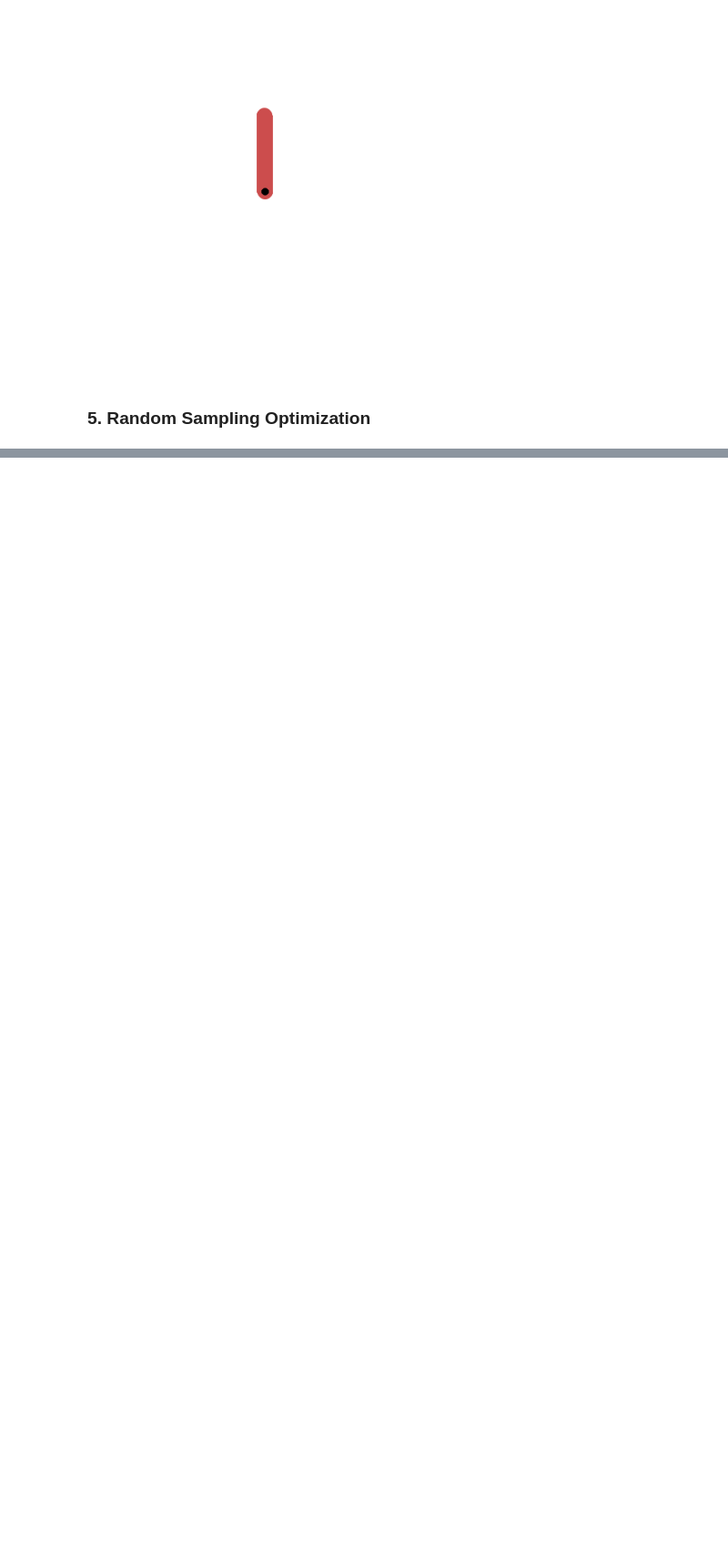
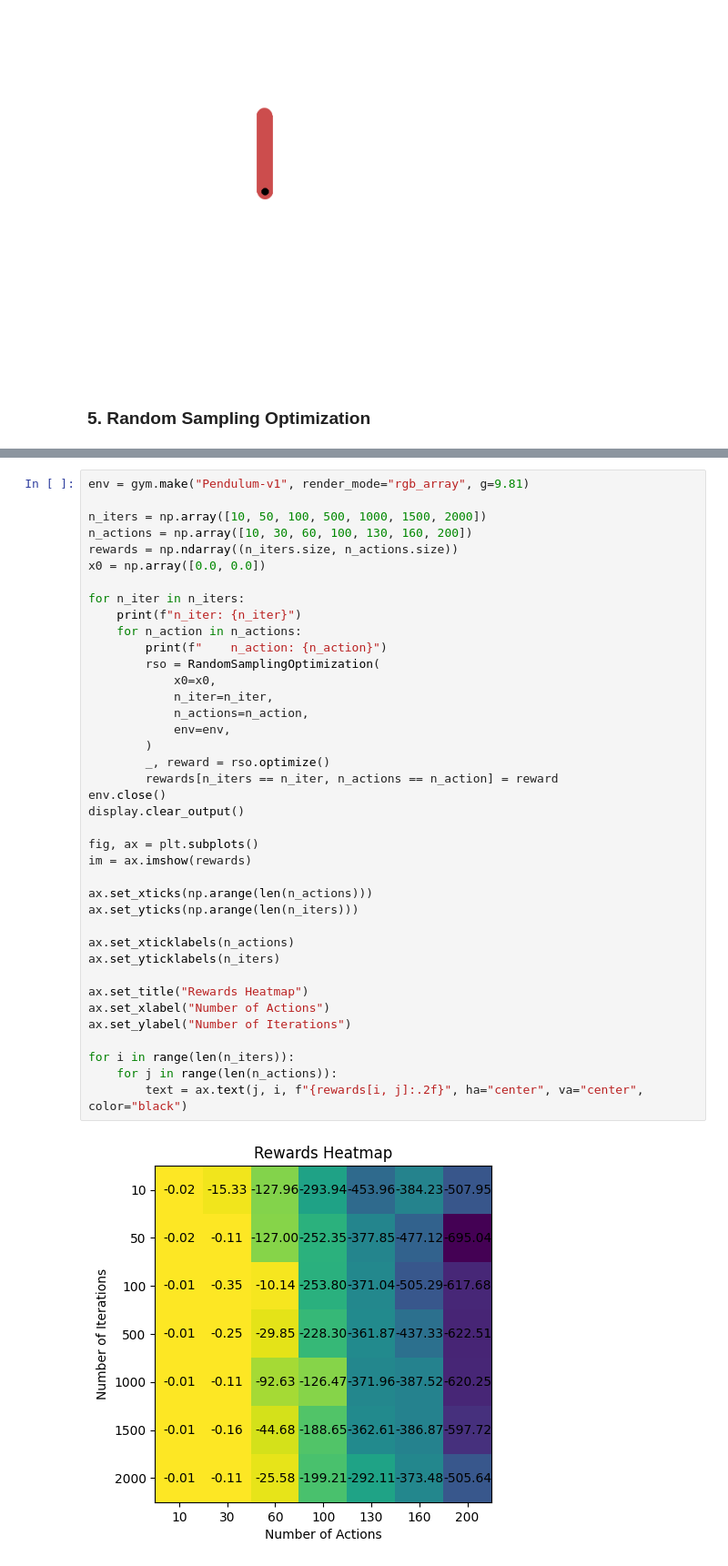
Before and after one commit to KozAAAAA/model_predictive_path_integral_control, a Jupyter notebook: main.ipynb, the cells around one changed output, grey strips where cells are left out. Shown at 91% size. Cells and saved outputs as stored; diff of their text form; blank space fills up the shorter version.

```diff
--- a/main.ipynb
+++ b/main.ipynb
@@ -190,0 +121,41 @@ env.close()
+# %%
+env = gym.make("Pendulum-v1", render_mode="rgb_array", g=9.81)
+
+n_iters = np.array([10, 50, 100, 500, 1000, 1500, 2000])
+n_actions = np.array([10, 30, 60, 100, 130, 160, 200])
+rewards = np.ndarray((n_iters.size, n_actions.size))
+x0 = np.array([0.0, 0.0])
+
+for n_iter in n_iters:
+    print(f"n_iter: {n_iter}")
+    for n_action in n_actions:
+        print(f"    n_action: {n_action}")
+        rso = RandomSamplingOptimization(
+            x0=x0,
+            n_iter=n_iter,
+            n_actions=n_action,
+            env=env,
+        )
+        _, reward = rso.optimize()
+        rewards[n_iters == n_iter, n_actions == n_action] = reward
+env.close()
+display.clear_output()
+
+fig, ax = plt.subplots()
+im = ax.imshow(rewards)
+
+ax.set_xticks(np.arange(len(n_actions)))
+ax.set_yticks(np.arange(len(n_iters)))
+
+ax.set_xticklabels(n_actions)
+ax.set_yticklabels(n_iters)
+
+ax.set_title("Rewards Heatmap")
+ax.set_xlabel("Number of Actions")
+ax.set_ylabel("Number of Iterations")
+
+for i in range(len(n_iters)):
+    for j in range(len(n_actions)):
+        text = ax.text(j, i, f"{rewards[i, j]:.2f}", ha="center", va="center", color="black")
+# %% [output]
+[figure, added]
```
Also changed, not shown: parts of 3 cells of this notebook, 1 other file.
